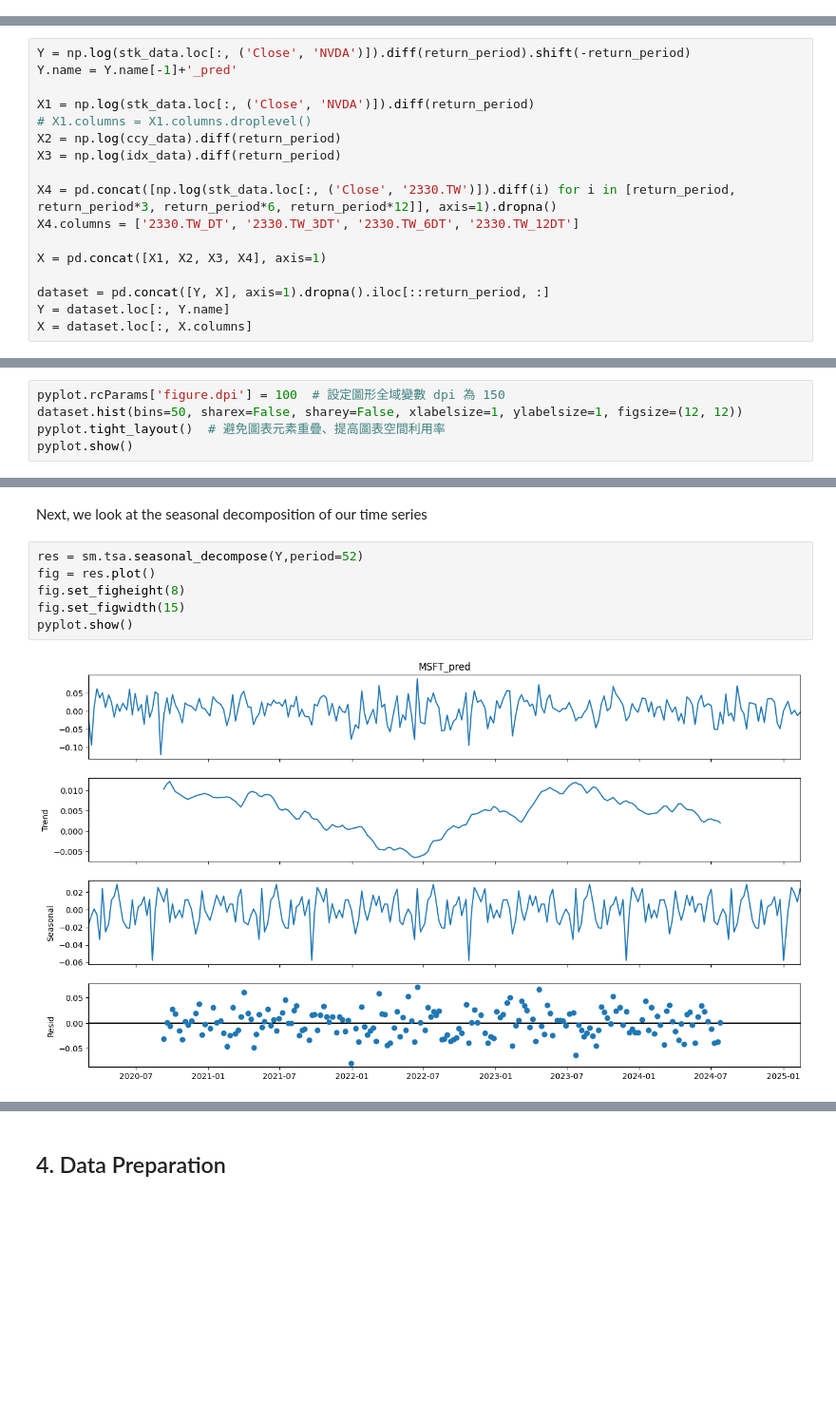
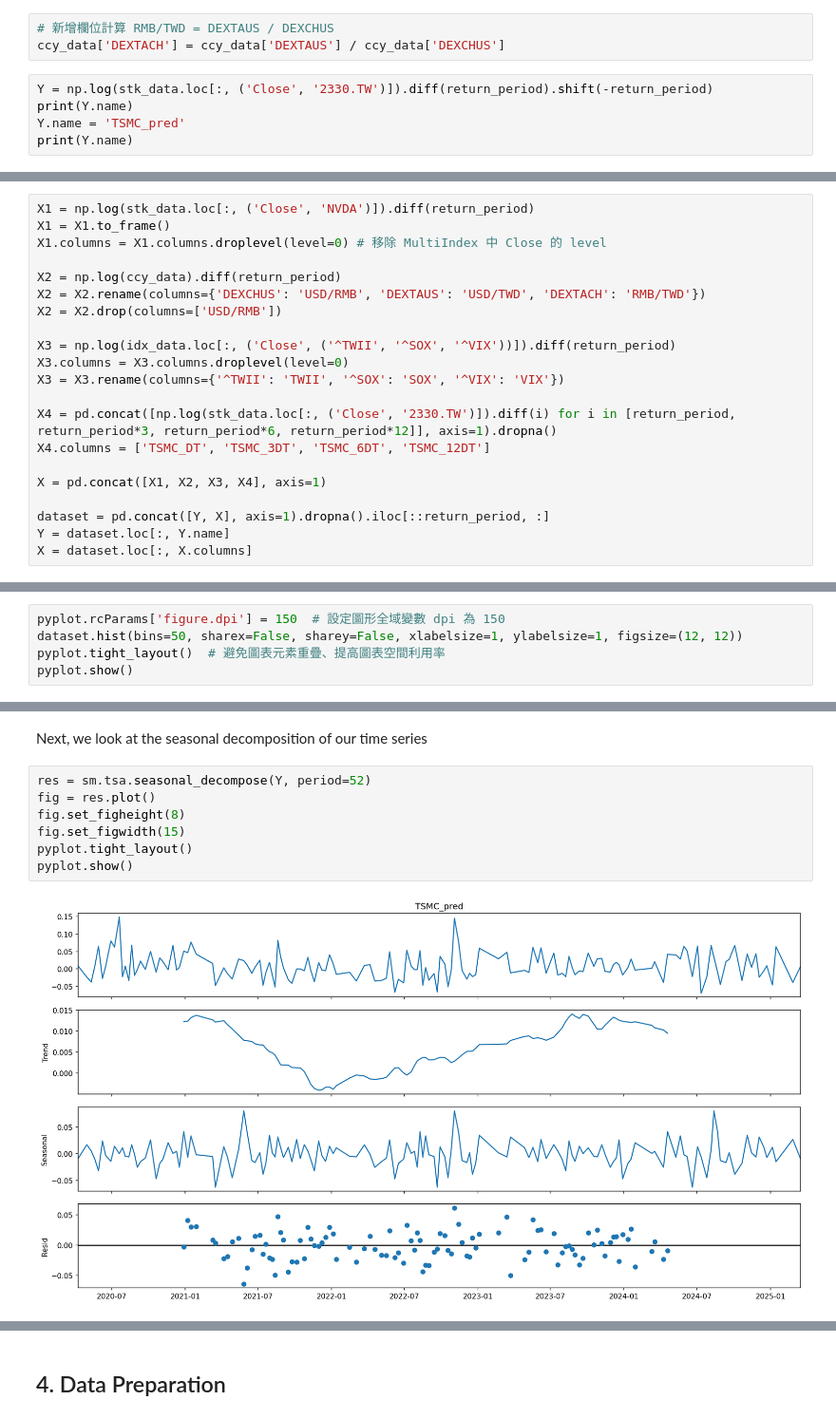
Before and after one commit to FourLevel/Machine-Learning-and-Financial-Applications, a Jupyter notebook: Homework 1_TSMC price prediction/StockPricePrediction.ipynb, the cells around one changed output, grey strips where cells are left out. Shown at 95% size. Drawn from its saved outputs; the diff is of its cells as text; blank space fills up the shorter version.

```diff
--- a/Homework 1_TSMC price prediction/StockPricePrediction.ipynb
+++ b/Homework 1_TSMC price prediction/StockPricePrediction.ipynb
@@ -178,0 +225,8 @@ MultiIndex([( 'Close', '2330.TW'),
+# %%
+# 新增欄位計算 RMB/TWD = DEXTAUS / DEXCHUS
+ccy_data['DEXTACH'] = ccy_data['DEXTAUS'] / ccy_data['DEXCHUS']
+# %%
+Y = np.log(stk_data.loc[:, ('Close', '2330.TW')]).diff(return_period).shift(-return_period)
+print(Y.name)
+Y.name = 'TSMC_pred'
+print(Y.name)
@@ -179,14 +236,18 @@ MultiIndex([( 'Close', '2330.TW'),
 # %%
-Y = np.log(stk_data.loc[:, ('Close', 'NVDA')]).diff(return_period).shift(-return_period)
-Y.name = Y.name[-1]+'_pred'
+X1 = np.log(stk_data.loc[:, ('Close', 'NVDA')]).diff(return_period)
+X1 = X1.to_frame()
+X1.columns = X1.columns.droplevel(level=0) # 移除 MultiIndex 中 Close 的 level
 
-X1 = np.log(stk_data.loc[:, ('Close', 'NVDA')]).diff(return_period)
-# X1.columns = X1.columns.droplevel()
 X2 = np.log(ccy_data).diff(return_period)
-X3 = np.log(idx_data).diff(return_period)
+X2 = X2.rename(columns={'DEXCHUS': 'USD/RMB', 'DEXTAUS': 'USD/TWD', 'DEXTACH': 'RMB/TWD'})
+X2 = X2.drop(columns=['USD/RMB'])
+
+X3 = np.log(idx_data.loc[:, ('Close', ('^TWII', '^SOX', '^VIX'))]).diff(return_period)
+X3.columns = X3.columns.droplevel(level=0)
+X3 = X3.rename(columns={'^TWII': 'TWII', '^SOX': 'SOX', '^VIX': 'VIX'})
 
 X4 = pd.concat([np.log(stk_data.loc[:, ('Close', '2330.TW')]).diff(i) for i in [return_period, return_period*3, return_period*6, return_period*12]], axis=1).dropna()
-X4.columns = ['2330.TW_DT', '2330.TW_3DT', '2330.TW_6DT', '2330.TW_12DT']
+X4.columns = ['TSMC_DT', 'TSMC_3DT', 'TSMC_6DT', 'TSMC_12DT']
 
 X = pd.concat([X1, X2, X3, X4], axis=1)
 
@@ -231,5 +292,5 @@ Next, lets look at the distribution of the data over the entire period
 # %%
-pyplot.rcParams['figure.dpi'] = 100  # 設定圖形全域變數 dpi 為 150
+pyplot.rcParams['figure.dpi'] = 150  # 設定圖形全域變數 dpi 為 150
 dataset.hist(bins=50, sharex=False, sharey=False, xlabelsize=1, ylabelsize=1, figsize=(12, 12))
 pyplot.tight_layout()  # 避免圖表元素重疊、提高圖表空間利用率
 pyplot.show()
@@ -284,11 +346,12 @@ variable with the lagged 15 days, 30 days and 60 days return of MSFT.
 # %% [markdown]
 Next, we look at the seasonal decomposition of our time series
 # %%
-res = sm.tsa.seasonal_decompose(Y,period=52)
+res = sm.tsa.seasonal_decompose(Y, period=52)
 fig = res.plot()
 fig.set_figheight(8)
 fig.set_figwidth(15)
+pyplot.tight_layout()
 pyplot.show()
 # %% [output]
-[figure, old version]
+[figure, new version]
 # %% [markdown]
```
Also changed, not shown: parts of 29 cells of this notebook.
